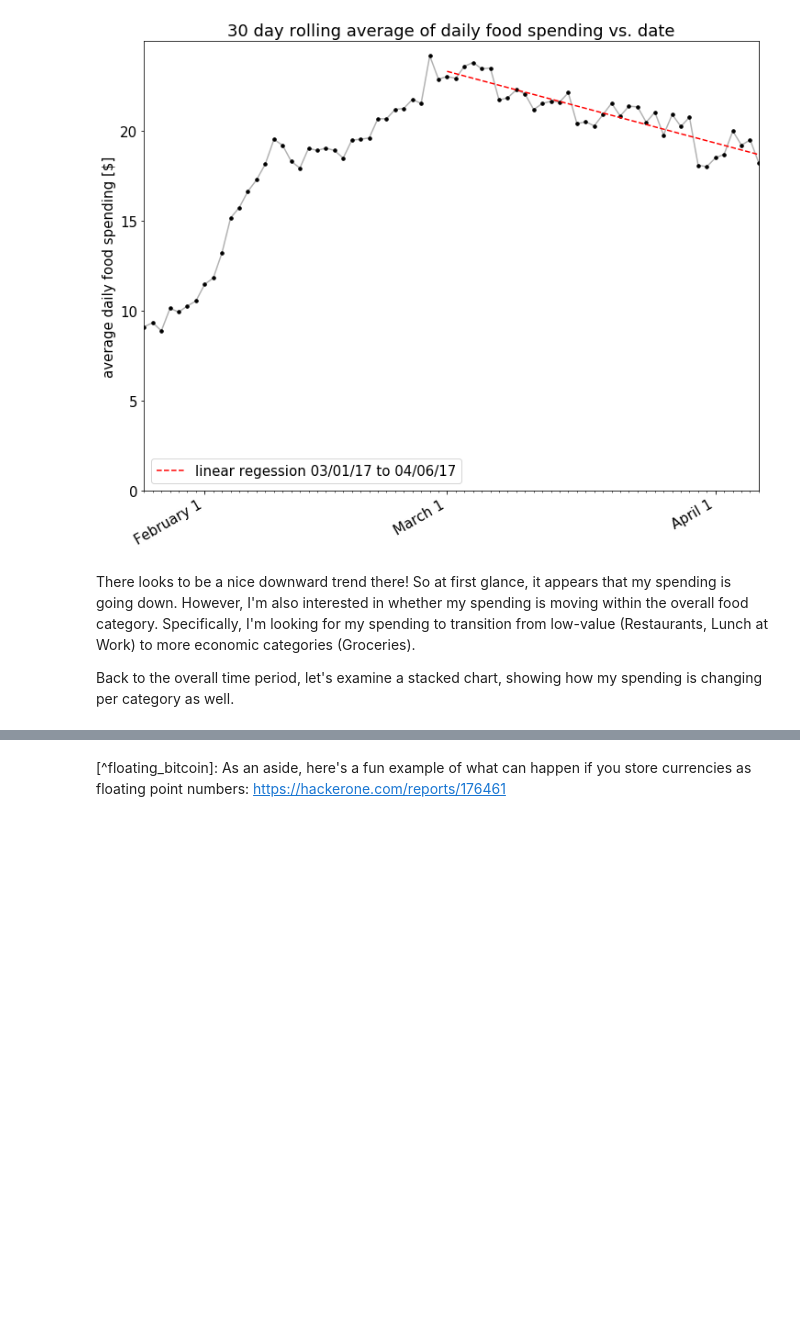
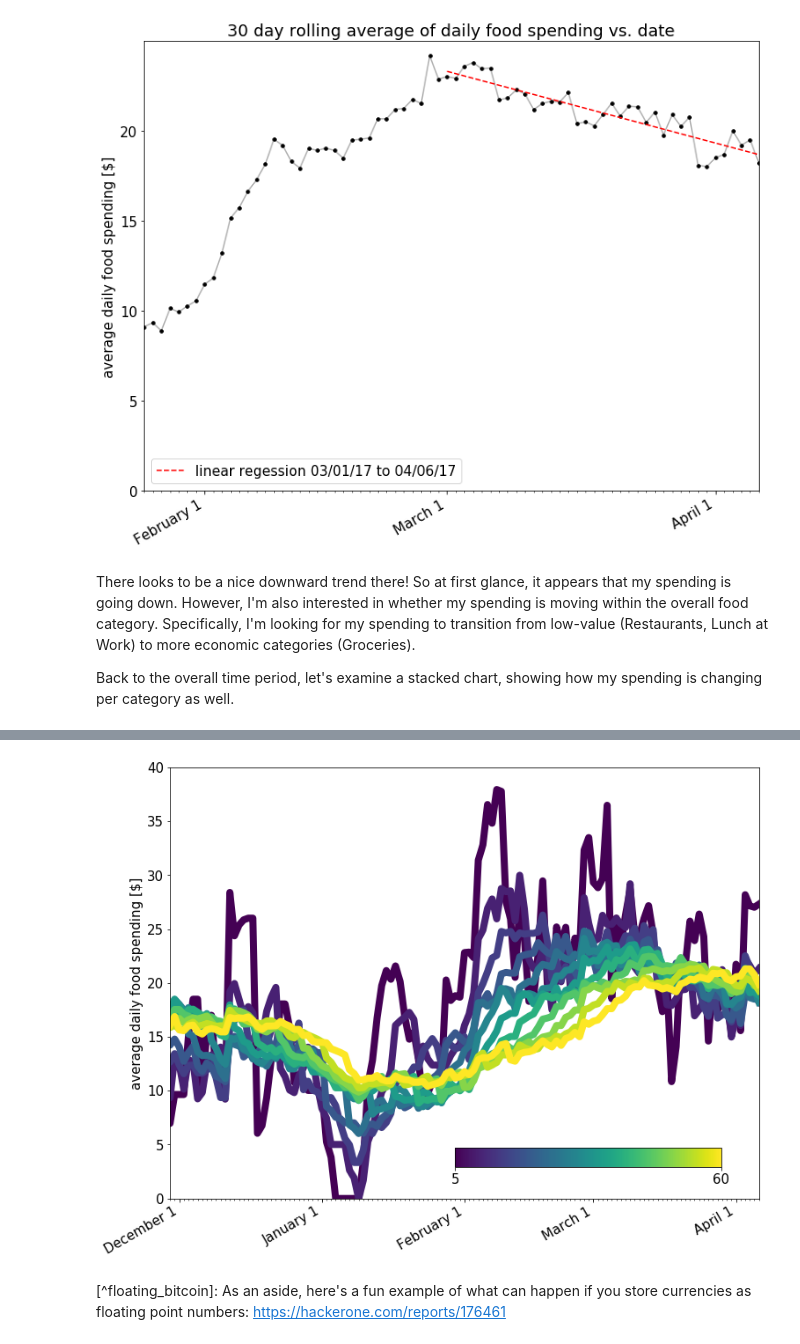
Before and after one commit to garth5689/garth5689.github.io, a Jupyter notebook: _drafts/dollars_to_doughnuts.ipynb, the cells around one changed output, grey strips where cells are left out. Cells and saved outputs as stored; diff of their text form; code cells hidden in the pictures; blank space fills up the shorter version.

```diff
--- a/_drafts/dollars_to_doughnuts.ipynb
+++ b/_drafts/dollars_to_doughnuts.ipynb
@@ -390,20 +383,38 @@ plt.show()
 Because I'm also interested in how my choice of average has affected the presentation, I'd like to see how the data changes if I tighten up my window.
 # %%
-data = [calculate_rolling_window_total(t) for t in range(5, 61, 2)]
+start = 5
+stop = 61
+step= 5
+time_frames = list(range(start, stop, step))
 
-cm_subsection = np.linspace(0, 1, len(data))
-colors = [ cm.viridis(x) for x in cm_subsection ]
+data = [calculate_rolling_window_sums(dates, daily_sums, t) for t in time_frames]
+
+cmap = mpl.cm.viridis
+norm = mpl.colors.Normalize(vmin=min(time_frames), vmax=max(time_frames))
+
+cm_subsection = np.linspace(0, 1, len(time_frames))
+colors = [cmap(x) for x in cm_subsection ]
 
 fig, ax = plt.subplots(1)
 for i, window in enumerate(data):
     ax.plot(window[0],window[1], color = colors[i], lw=8, label=(5*i)+5)
 ax.xaxis.set_major_locator(months)
 ax.xaxis.set_major_formatter(monthFmt)
 ax.xaxis.set_minor_locator(days)
 fig.autofmt_xdate()
 plt.ylabel("average daily food spending [$]")
 ax.set_xlim([data[-1][0][0],data[0][0][-1]])
 ax.set_ylim([0,40])
+
+cax = fig.add_axes([0.5, 0.25, 0.35, 0.03])
+cb1 = mpl.colorbar.ColorbarBase(cax,
+                                cmap=cmap,
+                                norm=norm,
+                                orientation='horizontal',
+                                ticks = [time_frames[0], time_frames[-1]])
+
 plt.show()
+# %% [output]
+[figure, added]
 # %% [markdown]
 [^floating_bitcoin]: As an aside, here's a fun example of what can happen if you store currencies as floating point numbers: https://hackerone.com/reports/176461
```
Also changed, not shown: parts of 6 cells of this notebook, 3 other files.
